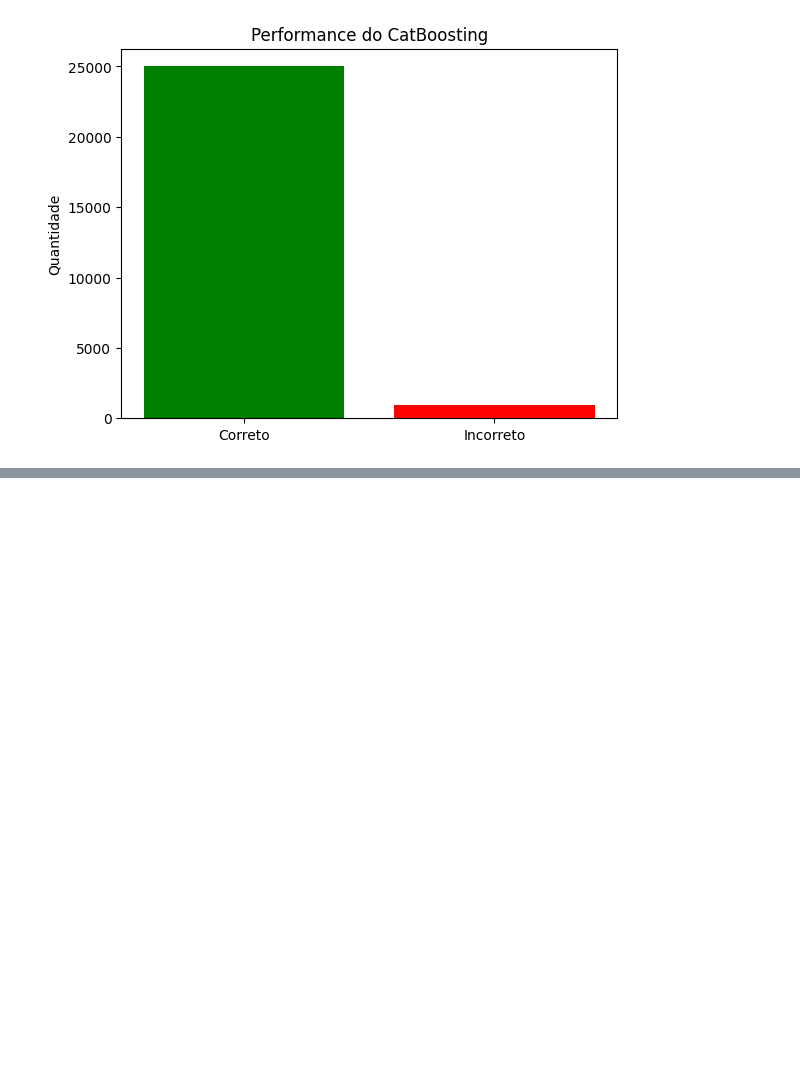
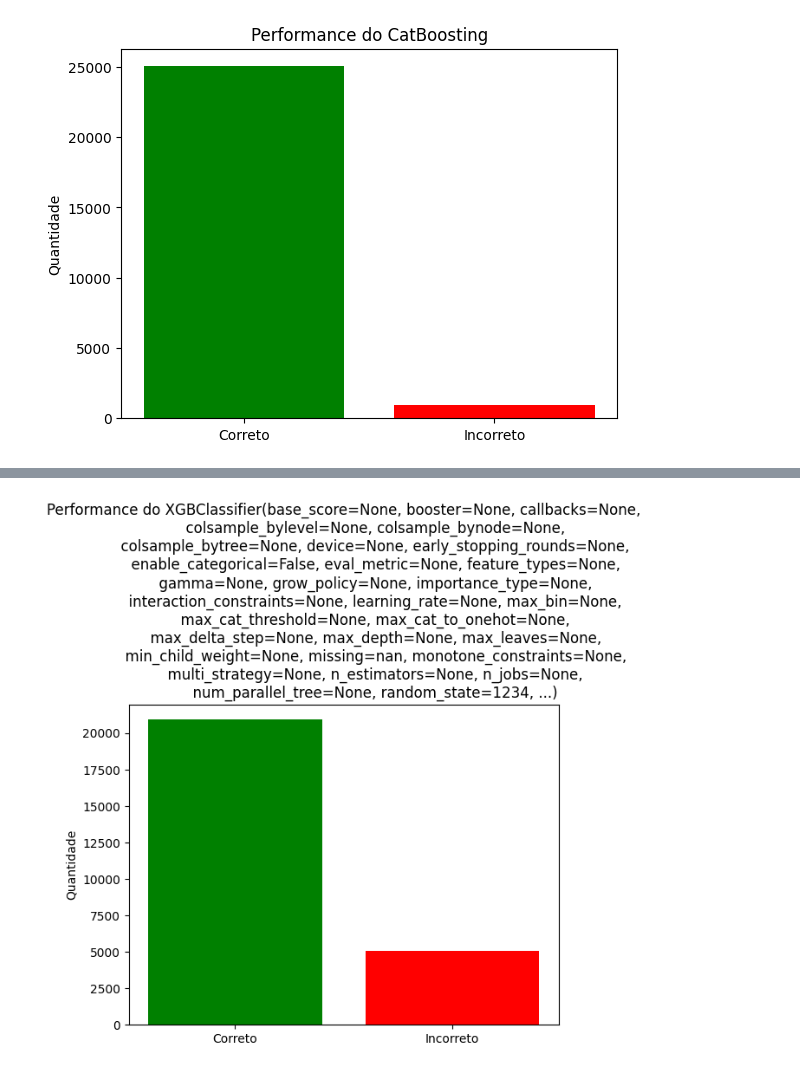
Before and after one commit to Latamila/Airline_Passenger_Satisfaction, a Jupyter notebook: Airline_Passenger_Satisfaction_ypnb.ipynb, the cells around one changed output, grey strips where cells are left out. Drawn from its saved outputs; the diff is of its cells as text; code cells hidden in the pictures; blank space fills up the shorter version.

```diff
--- a/Airline_Passenger_Satisfaction_ypnb.ipynb
+++ b/Airline_Passenger_Satisfaction_ypnb.ipynb
@@ -1996,0 +2071,24 @@ plt.show()
+# %%
+def comparacao_modelos(modelo):
+    results = modelo.predict(test)
+    # Dados reais e previsões do modelo CatBoosting
+    dados_reais = satisfacao_real # Exemplo de dados reais
+    previsoes_modelo = results  # Exemplo de previsões do modelo
+
+# Contagem de acertos
+    acertos = sum(1 for i in range(len(dados_reais)) if dados_reais[i] == previsoes_modelo[i])
+
+# Plotando o gráfico
+    fig, ax = plt.subplots()
+    labels = ['Correto', 'Incorreto']
+    valores = [acertos, len(dados_reais) - acertos]
+
+    ax.bar(labels, valores, color=['green', 'red'])
+    ax.set_ylabel('Quantidade')
+    ax.set_title(f'Performance do {modelo}')
+
+plt.show()
+# %%
+comparacao_modelos(xgb)
+# %% [output]
+[figure, added]
```
Also changed, not shown: parts of 36 cells of this notebook.
